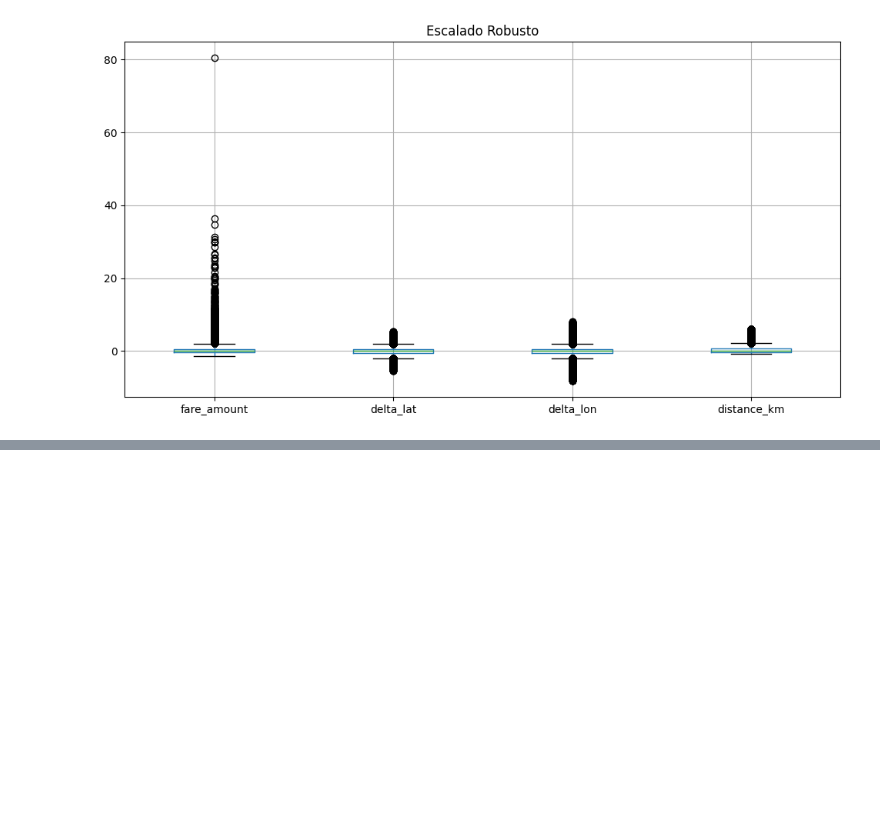
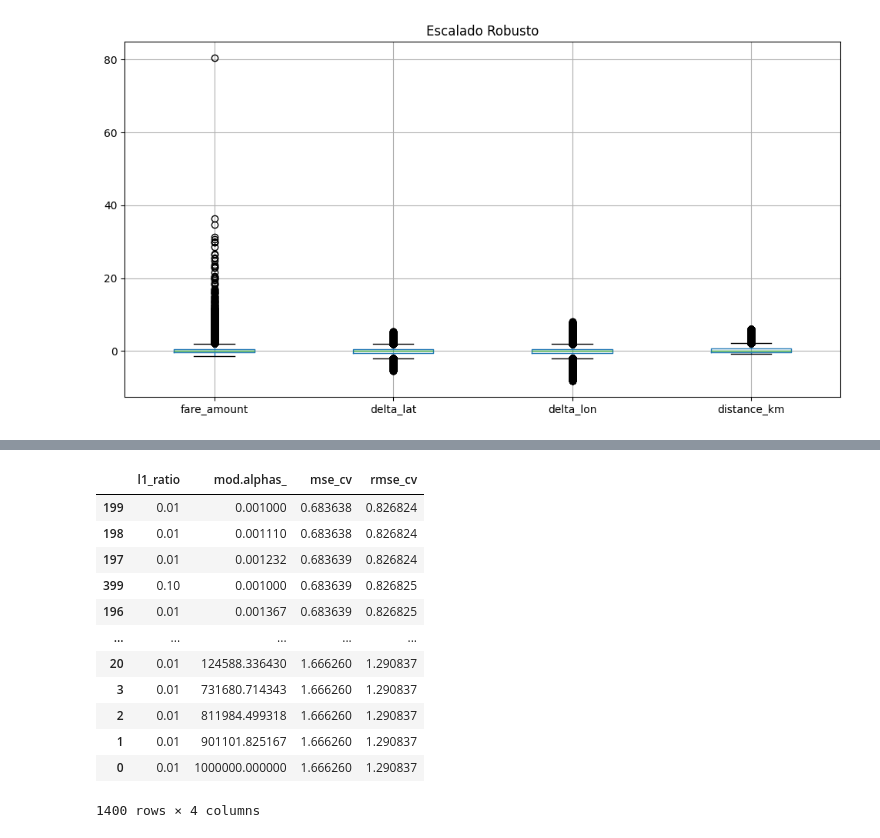
Before and after one commit to CaterinaMartinezD/AA1-TUIA-2025C1-Casado-MartinezDufour, a Jupyter notebook: TP-Regresion-AA1-2025C1.ipynb, the cells around one changed output, grey strips where cells are left out. Drawn from its saved outputs; the diff is of its cells as text; code cells hidden in the pictures; blank space fills up the shorter version.

```diff
--- a/TP-Regresion-AA1-2025C1.ipynb
+++ b/TP-Regresion-AA1-2025C1.ipynb
@@ -867,0 +933,15 @@ plt.show()
+# %%
+# Ajustar modelo de regresión lineal con las nuevas variables
+model = LinearRegression()
+model.fit(X_train, y_train)
+# Mostrar los coeficientes
+print("b0", model.intercept_,"b1:", model.coef_)
+# Mostrar las metricas RMSE, MAE, R2 para train, val y test
+y_train_pred = model.predict(X_train)
+y_val_pred = model.predict(X_val)
+print("Train RMSE:", rmse(y_train, y_train_pred))
+print("Train MAE:", mae(y_train, y_train_pred))
+print("Train R2:", r2(y_train, y_train_pred))
+print("Val RMSE:", rmse(y_val, y_val_pred))
+print("Val MAE:", mae(y_val, y_val_pred))
+print("Val R2:", r2(y_val, y_val_pred))
@@ -867,0 +987,30 @@ plt.show()
+# %%
+# Error medio de las 10 particiones por cada valor de alpha y l1_ratio
+mean_error_cv = modelo.mse_path_.mean(axis =2)
+# El resultado es un array de dimensiones (n_l1_ratio, n_alpha) se convierte en un dataframe
+df_resultados_cv = pd.DataFrame(
+                        data   = mean_error_cv.flatten(),
+                        index  = pd.MultiIndex.from_product(
+                                    iterables = [modelo.l1_ratio, modelo.alphas_],
+                                    names     = ['l1_ratio', 'mod.alphas_']
+                                 ),
+                        columns = ["mse_cv"]
+                    )
+
+df_resultados_cv['rmse_cv'] = np.sqrt(df_resultados_cv['mse_cv'])
+df_resultados_cv = df_resultados_cv.reset_index().sort_values('mse_cv', ascending = True)
+df_resultados_cv
+# %% [output]
+|  | l1_ratio | mod.alphas_ | mse_cv | rmse_cv |
+| 199 | 0.01 | 0.001000 | 0.683638 | 0.826824 |
+| 198 | 0.01 | 0.001110 | 0.683638 | 0.826824 |
+| 197 | 0.01 | 0.001232 | 0.683639 | 0.826824 |
+| 399 | 0.10 | 0.001000 | 0.683639 | 0.826825 |
+| 196 | 0.01 | 0.001367 | 0.683639 | 0.826825 |
+| ... | ... | ... | ... | ... |
+| 20 | 0.01 | 124588.336430 | 1.666260 | 1.290837 |
+| 3 | 0.01 | 731680.714343 | 1.666260 | 1.290837 |
+| 2 | 0.01 | 811984.499318 | 1.666260 | 1.290837 |
+| 1 | 0.01 | 901101.825167 | 1.666260 | 1.290837 |
+| 0 | 0.01 | 1000000.000000 | 1.666260 | 1.290837 |
+1400 rows × 4 columns
```
Also changed, not shown: parts of 29 cells of this notebook, 1 other file.
